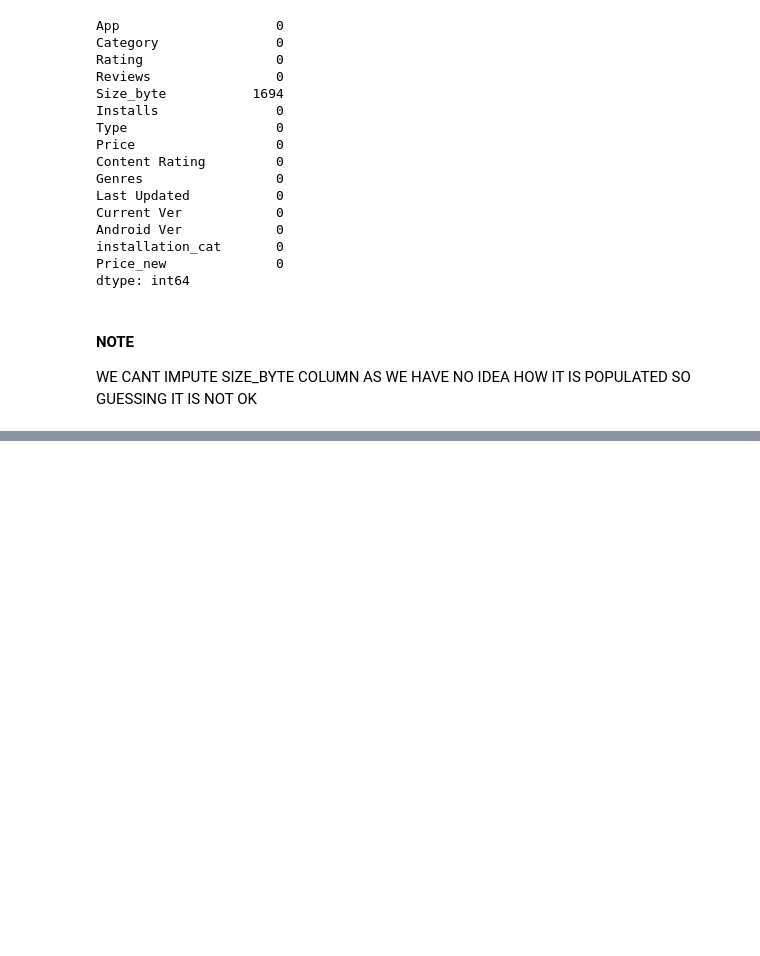
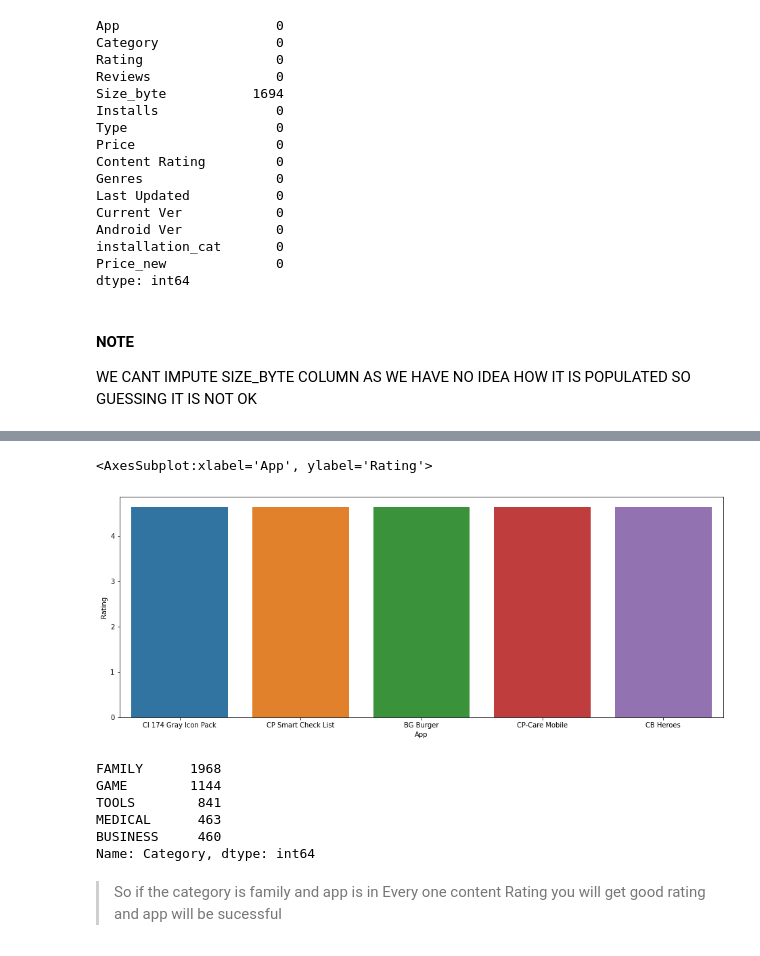
Before and after one commit to asfandyarsaeed1/Python-For-DataScience, a Jupyter notebook: Use_Cases_EDA/Use_Case1.ipynb, the cells around one changed output, grey strips where cells are left out. Drawn from its saved outputs; the diff is of its cells as text; code cells hidden in the pictures; blank space fills up the shorter version.

```diff
--- a/Use_Cases_EDA/Use_Case1.ipynb
+++ b/Use_Cases_EDA/Use_Case1.ipynb
@@ -570,0 +634,17 @@ WE CANT IMPUTE SIZE_BYTE COLUMN AS WE HAVE NO IDEA HOW IT IS POPULATED SO GUESSI
+# %%
+plt.figure(figsize=(16,6))
+sns.barplot(x='App',y='Rating',data=dff1[dff1['Content Rating']=='Everyone'][['App','Rating']].sort_values(by=['Rating'],ascending=False).head())
+# %% [output]
+<AxesSubplot:xlabel='App', ylabel='Rating'>
+[figure, added]
+# %%
+dff1['Category'].value_counts().head()
+# %% [output]
+FAMILY      1968
+GAME        1144
+TOOLS        841
+MEDICAL      463
+BUSINESS     460
+Name: Category, dtype: int64
+# %% [markdown]
+> So if the category is family and app is in Every one content Rating you will get good rating and app will be sucessful
```
Also changed, not shown: parts of 12 cells of this notebook.
